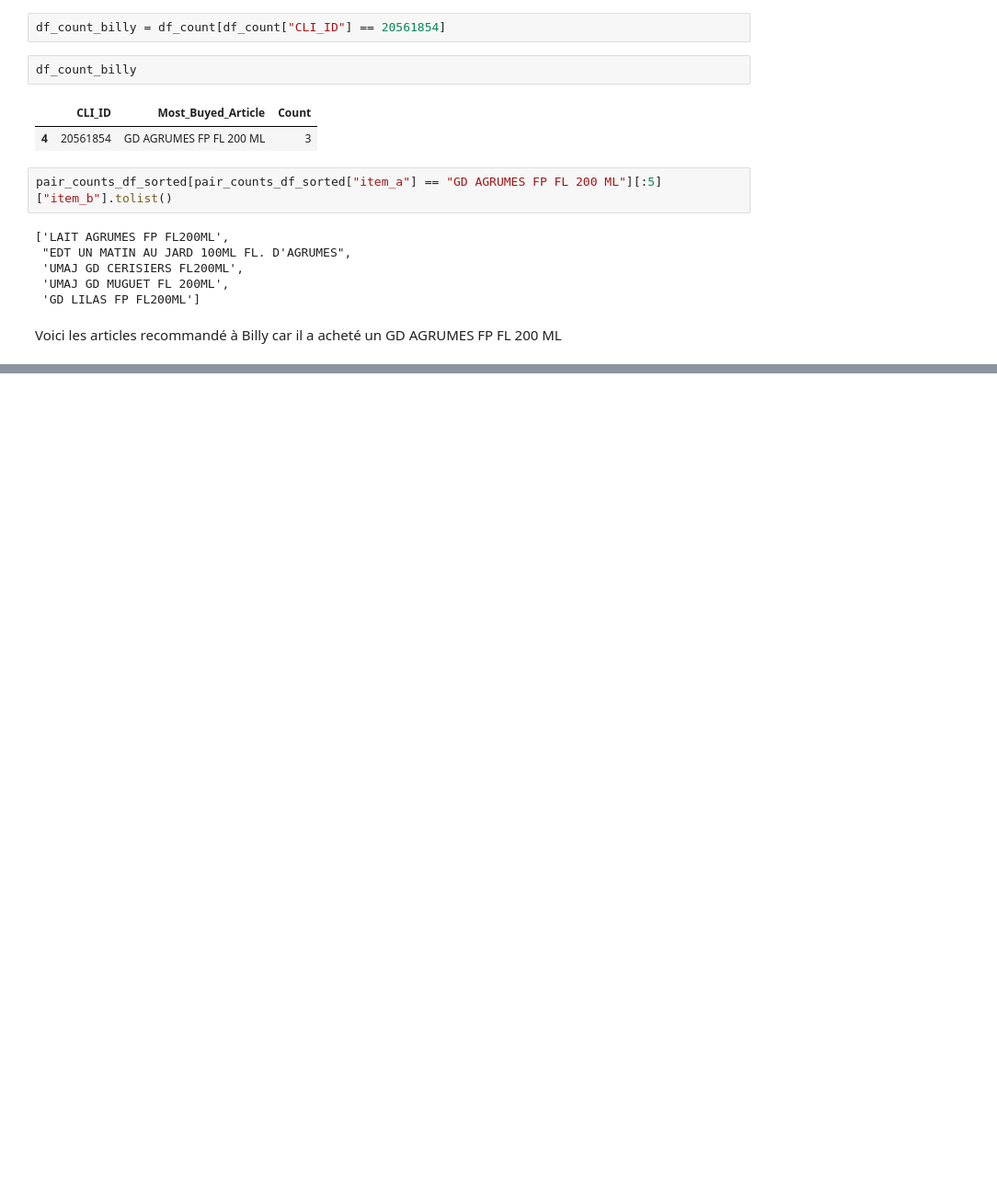
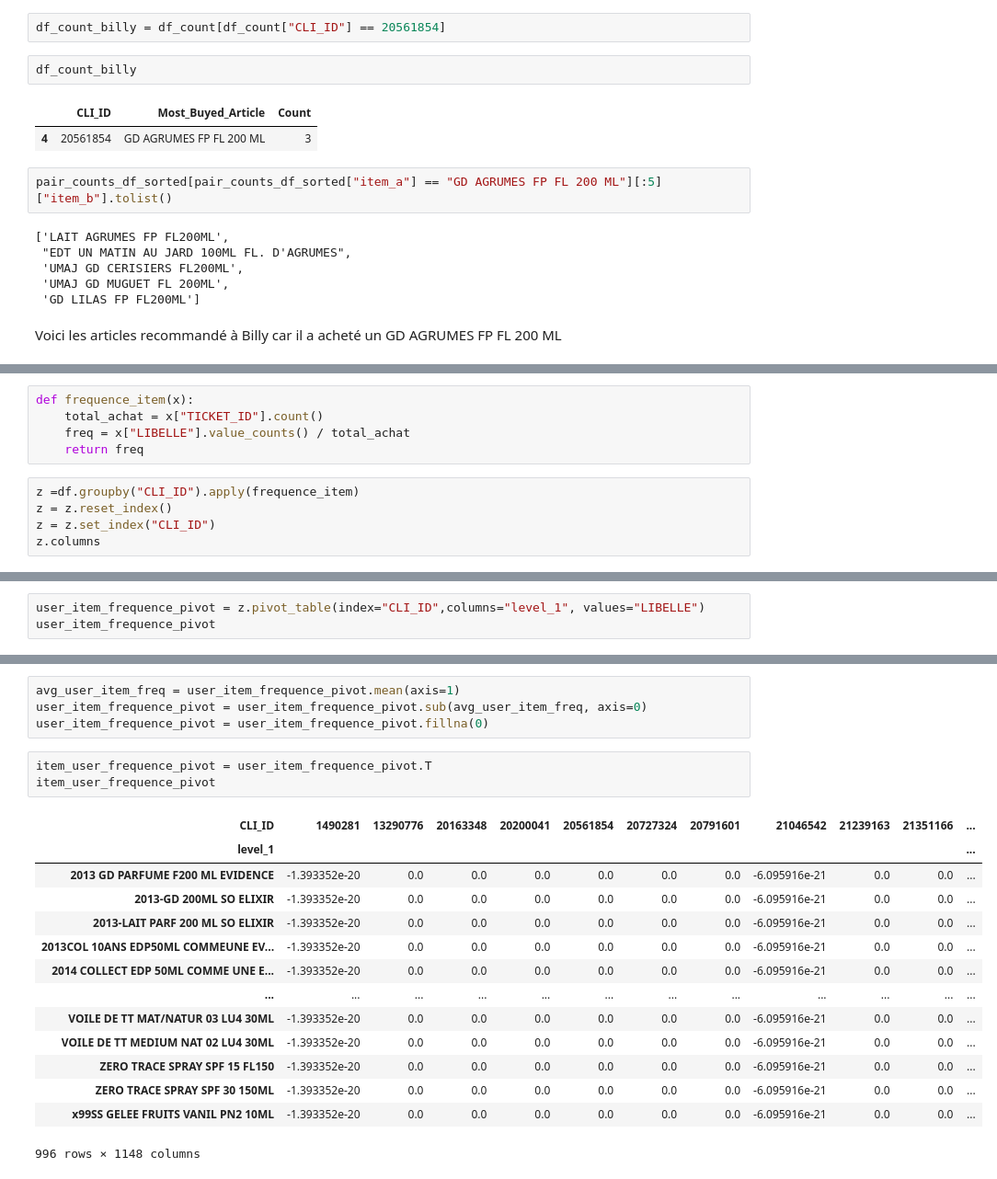
Before and after one commit to Sandra-I/recommender-Epitech, a Jupyter notebook: Recommendation.ipynb, the cells around one changed output, grey strips where cells are left out. Shown: that part at 92% size. Drawn from its saved outputs; the diff is of its cells as text; blank space fills up the shorter version.

```diff
--- a/Recommendation.ipynb
+++ b/Recommendation.ipynb
@@ -382,0 +287,10 @@ product_df[(product_df["FAMILLE"] == 'MAQUILLAGE')]
+# %%
+def frequence_item(x):
+    total_achat = x["TICKET_ID"].count()
+    freq = x["LIBELLE"].value_counts() / total_achat
+    return freq
+# %%
+z =df.groupby("CLI_ID").apply(frequence_item)
+z = z.reset_index()
+z = z.set_index("CLI_ID")
+z.columns
@@ -382,0 +314,3 @@ product_df[(product_df["FAMILLE"] == 'MAQUILLAGE')]
+# %%
+user_item_frequence_pivot = z.pivot_table(index="CLI_ID",columns="level_1", values="LIBELLE")
+user_item_frequence_pivot
@@ -382,0 +325,22 @@ product_df[(product_df["FAMILLE"] == 'MAQUILLAGE')]
+# %%
+avg_user_item_freq = user_item_frequence_pivot.mean(axis=1)
+user_item_frequence_pivot = user_item_frequence_pivot.sub(avg_user_item_freq, axis=0)
+user_item_frequence_pivot = user_item_frequence_pivot.fillna(0)
+# %%
+item_user_frequence_pivot = user_item_frequence_pivot.T
+item_user_frequence_pivot
+# %% [output]
+| CLI_ID | 1490281 | 13290776 | 20163348 | 20200041 | 20561854 | 20727324 | 20791601 | 21046542 | 21239163 | 21351166 | ... |
+| level_1 |  |  |  |  |  |  |  |  |  |  | ... |
+| 2013 GD PARFUME F200 ML EVIDENCE | -1.393352e-20 | 0.0 | 0.0 | 0.0 | 0.0 | 0.0 | 0.0 | -6.095916e-21 | 0.0 | 0.0 | ... |
+| 2013-GD 200ML SO ELIXIR | -1.393352e-20 | 0.0 | 0.0 | 0.0 | 0.0 | 0.0 | 0.0 | -6.095916e-21 | 0.0 | 0.0 | ... |
+| 2013-LAIT PARF 200 ML SO ELIXIR | -1.393352e-20 | 0.0 | 0.0 | 0.0 | 0.0 | 0.0 | 0.0 | -6.095916e-21 | 0.0 | 0.0 | ... |
+| 2013COL 10ANS EDP50ML COMMEUNE EV... | -1.393352e-20 | 0.0 | 0.0 | 0.0 | 0.0 | 0.0 | 0.0 | -6.095916e-21 | 0.0 | 0.0 | ... |
+| 2014 COLLECT EDP 50ML COMME UNE E... | -1.393352e-20 | 0.0 | 0.0 | 0.0 | 0.0 | 0.0 | 0.0 | -6.095916e-21 | 0.0 | 0.0 | ... |
+| ... | ... | ... | ... | ... | ... | ... | ... | ... | ... | ... | ... |
+| VOILE DE TT MAT/NATUR 03 LU4 30ML | -1.393352e-20 | 0.0 | 0.0 | 0.0 | 0.0 | 0.0 | 0.0 | -6.095916e-21 | 0.0 | 0.0 | ... |
+| VOILE DE TT MEDIUM NAT 02 LU4 30ML | -1.393352e-20 | 0.0 | 0.0 | 0.0 | 0.0 | 0.0 | 0.0 | -6.095916e-21 | 0.0 | 0.0 | ... |
+| ZERO TRACE SPRAY SPF 15 FL150 | -1.393352e-20 | 0.0 | 0.0 | 0.0 | 0.0 | 0.0 | 0.0 | -6.095916e-21 | 0.0 | 0.0 | ... |
+| ZERO TRACE SPRAY SPF 30 150ML | -1.393352e-20 | 0.0 | 0.0 | 0.0 | 0.0 | 0.0 | 0.0 | -6.095916e-21 | 0.0 | 0.0 | ... |
+| x99SS GELEE FRUITS VANIL PN2 10ML | -1.393352e-20 | 0.0 | 0.0 | 0.0 | 0.0 | 0.0 | 0.0 | -6.095916e-21 | 0.0 | 0.0 | ... |
+996 rows × 1148 columns
```
Also changed, not shown: parts of 55 cells of this notebook.
